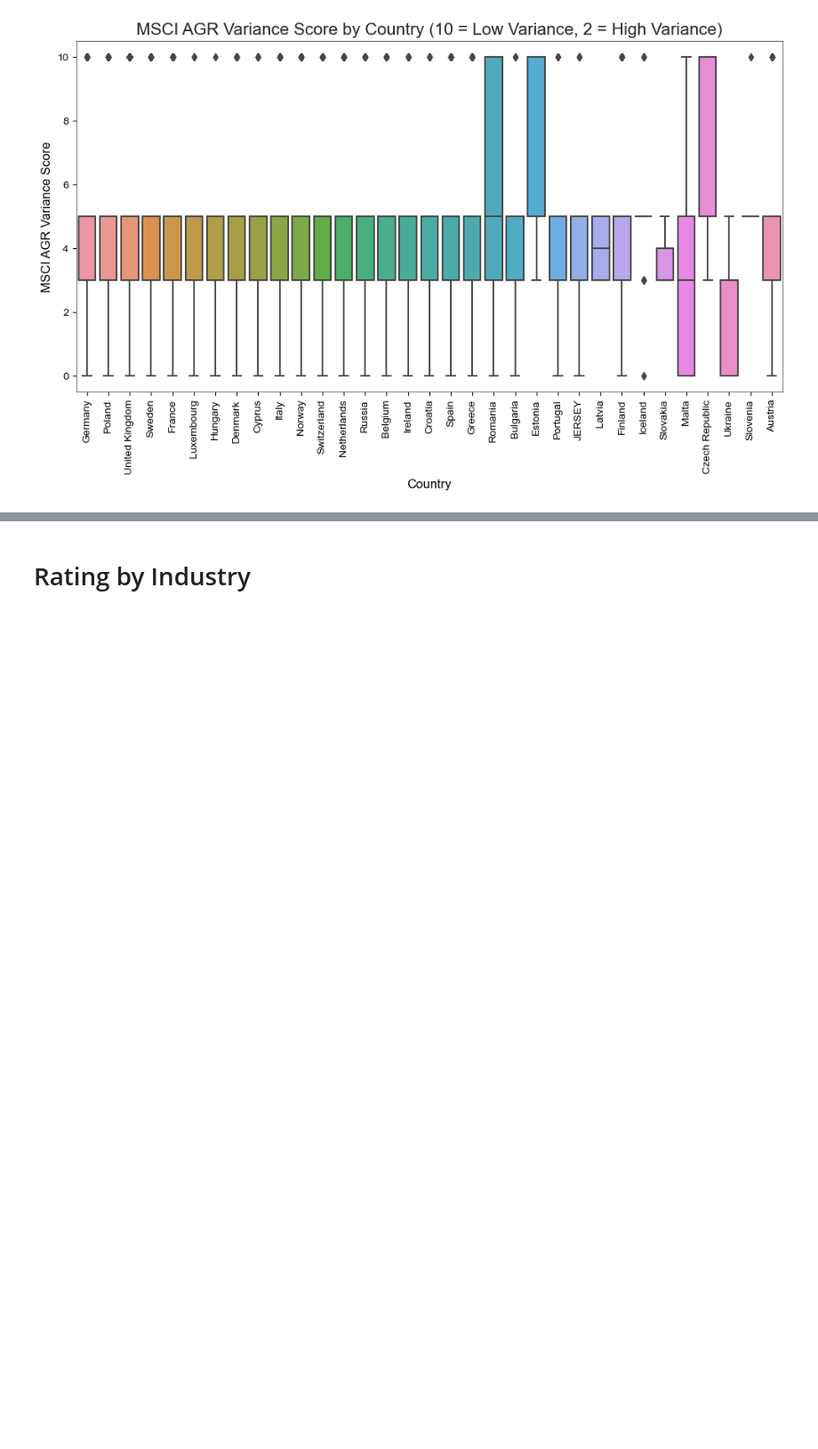
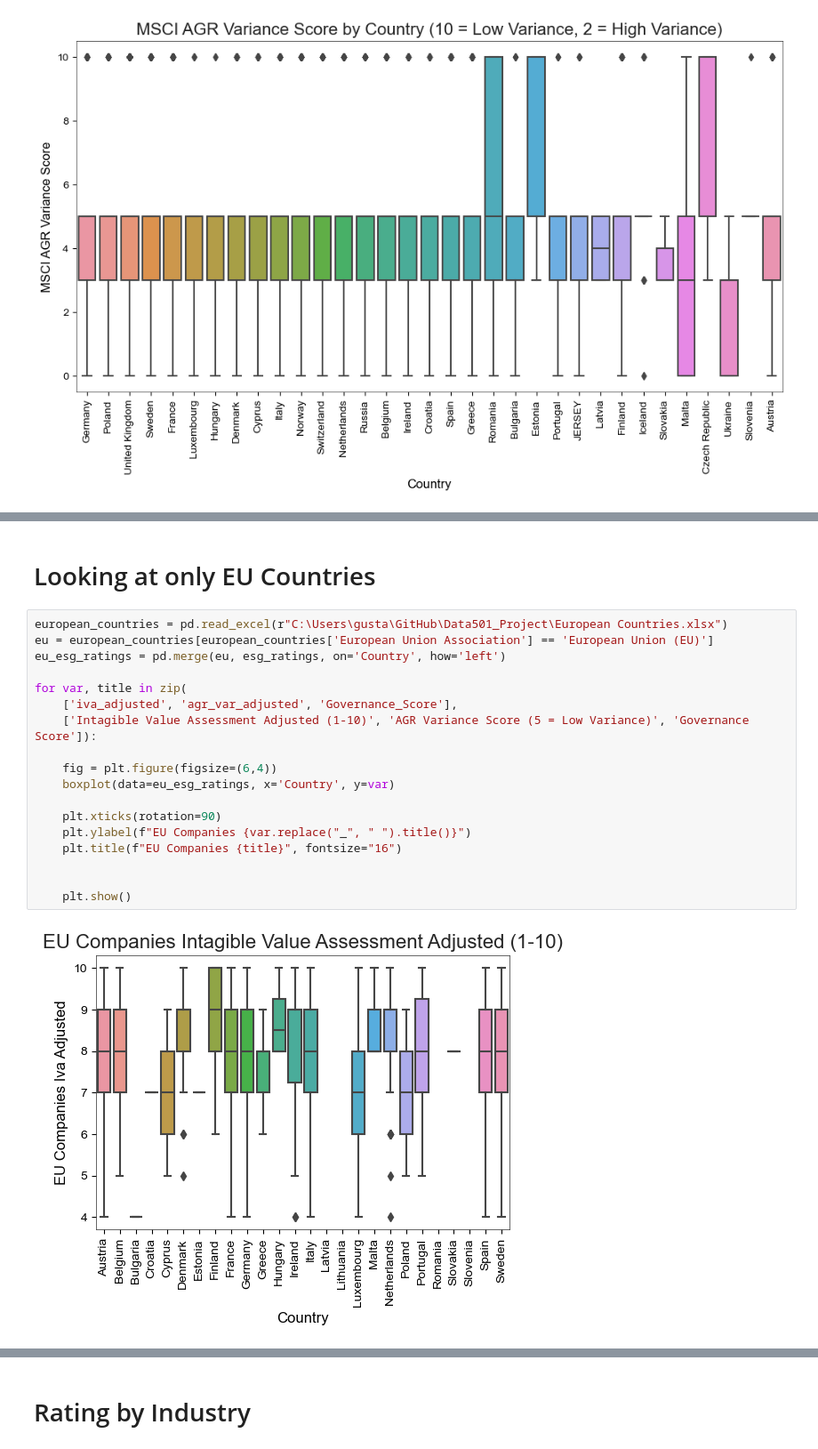
Before and after one commit to pavobravo11/Data501_Project, a Jupyter notebook: governance/company_ratings.ipynb, the cells around one changed output, grey strips where cells are left out. Shown at 89% size. Drawn from its saved outputs; the diff is of its cells as text; blank space fills up the shorter version.

Commit message:
Added only EU data for companies

```diff
--- a/governance/company_ratings.ipynb
+++ b/governance/company_ratings.ipynb
@@ -237,0 +238,22 @@ plt.show()
+# %% [markdown]
+# Looking at only EU Countries
+# %%
+european_countries = pd.read_excel(r"C:\Users\gusta\GitHub\Data501_Project\European Countries.xlsx")
+eu = european_countries[european_countries['European Union Association'] == 'European Union (EU)']
+eu_esg_ratings = pd.merge(eu, esg_ratings, on='Country', how='left')
+
+for var, title in zip(
+    ['iva_adjusted', 'agr_var_adjusted', 'Governance_Score'],
+    ['Intagible Value Assessment Adjusted (1-10)', 'AGR Variance Score (5 = Low Variance)', 'Governance Score']):
+
+    fig = plt.figure(figsize=(6,4))
+    boxplot(data=eu_esg_ratings, x='Country', y=var)
+
+    plt.xticks(rotation=90)
+    plt.ylabel(f"EU Companies {var.replace("_", " ").title()}")
+    plt.title(f"EU Companies {title}", fontsize="16")
+
+
+    plt.show()
+# %% [output]
+[figure, added]
```
Also changed, not shown: parts of 5 cells of this notebook, 3 other files.
